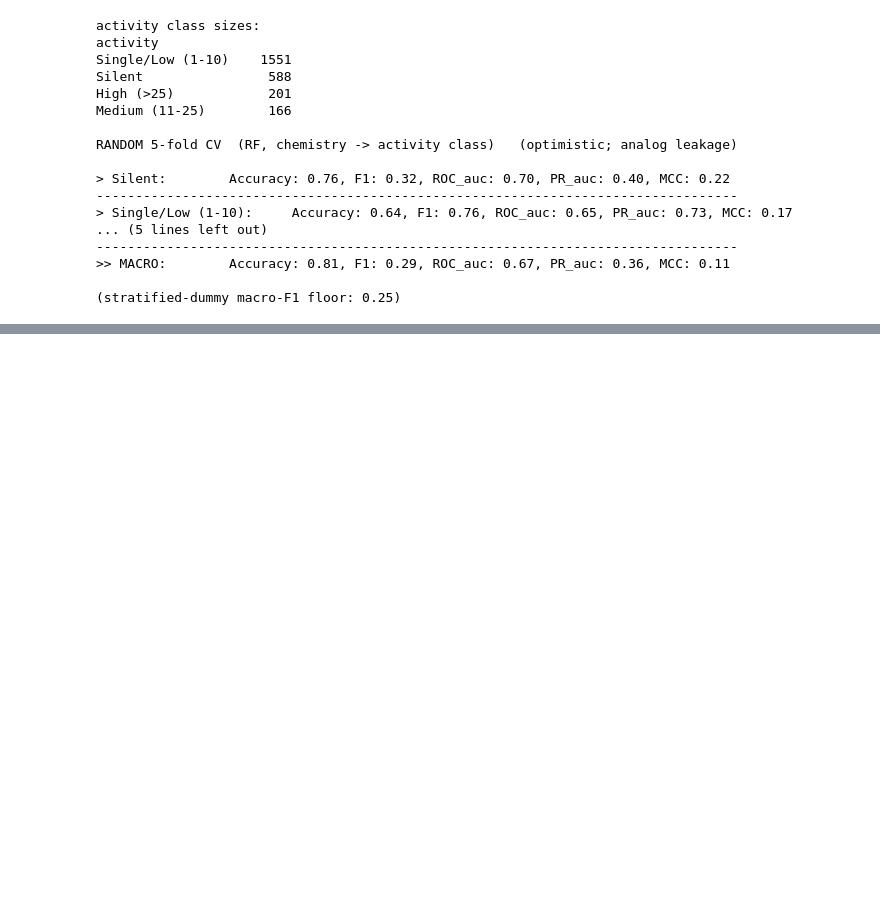
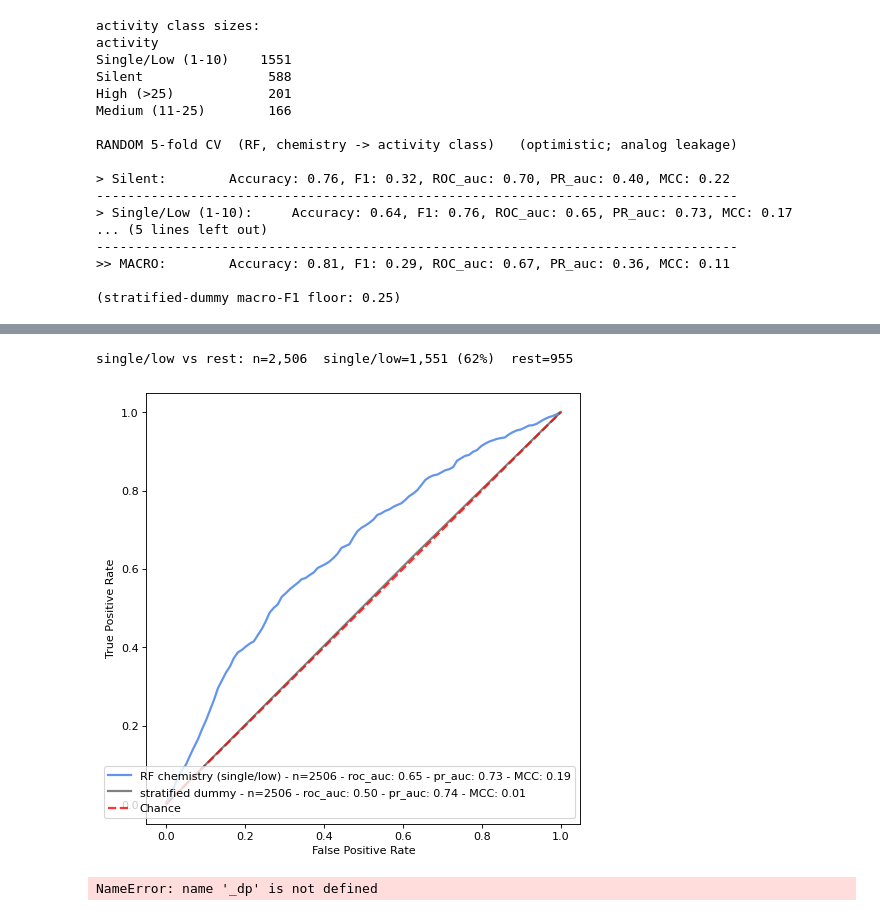
Before and after one commit to gtamo39/MS_ML, a Jupyter notebook: vignettes/MS_TargetML.ipynb, the cells around one changed output, grey strips where cells are left out. Drawn from its saved outputs; the diff is of its cells as text; code cells hidden in the pictures; blank space fills up the shorter version.

```diff
--- a/vignettes/MS_TargetML.ipynb
+++ b/vignettes/MS_TargetML.ipynb
@@ -2338,0 +2336,36 @@ plt.show()
+# %%
+## Predicting single/low vs rest:
+## Binary: 1 = Single/Low activity (ndown 1-10), 0 = rest of the library (Silent + Medium + High).
+## Chemistry (MF_features) -> RF, random 5-fold X-val vs a stratified-dummy ROC baseline.
+_POS_BINS = ['Single (1)', 'Low (2-10)']                   # the positive class = single + low
+
+# compound -> activity (latest screen); binary label over the whole library that has features
+_act = (MS.dropna(subset=['activity']).sort_values('date')
+          .drop_duplicates('compound', keep='last')[['compound', 'activity']])
+_lab = _act.assign(label=lambda d: d['activity'].isin(_POS_BINS).astype(int))
+_MLd = MF_features.merge(_lab[['compound', 'label']], on='compound')
+stats_tools.check_ML_data(_MLd, verbose=False)
+print(f"single/low vs rest: n={len(_MLd):,}  single/low={int(_MLd['label'].sum()):,} "
+      f"({_MLd['label'].mean():.0%})  rest={int((_MLd['label'] == 0).sum()):,}")
+
+# RF (class-balanced) 5-fold X-val vs a stratified-dummy ROC baseline
+_, _dp = ML_Class.run_K_Fold_Xval_Classification(
+    _MLd, ID='compound', folds=5, col_to_rm=['compound', 'label'], v=False, ctf=0.5,
+    model=RandomForestClassifier(n_estimators=400, class_weight='balanced', n_jobs=-1, random_state=0))
+_, _dummy = ML_Class.run_K_Fold_Xval_Classification(
+    _MLd, ID='compound', folds=5, col_to_rm=['compound', 'label'], v=False, ctf=0.5,
+    model=DummyClassifier(strategy='stratified', random_state=0))
+
+
+ML_Class.plot_roc_curve([_dp, _dummy], c=['cornflowerblue', 'grey'],
+                        l=['RF chemistry (single/low)', 'stratified dummy'],
+                        metric2show=['roc_auc', 'pr_auc', 'MCC'])
+plt.show()
+# %% [output]
+single/low vs rest: n=2,506  single/low=1,551 (62%)  rest=955
+[figure, added]
+# %%
+## get PPV from probas
+ppv_df = ML_Class.get_PPV_vs_proba(_dp, npts=30, plot=True, baseline=_MLd['label'].sum()/_MLd.shape[0], dpi=80)
+# %% [output]
+NameError: name '_dp' is not defined
```
Also changed, not shown: parts of 5 cells of this notebook, 5 other files.
